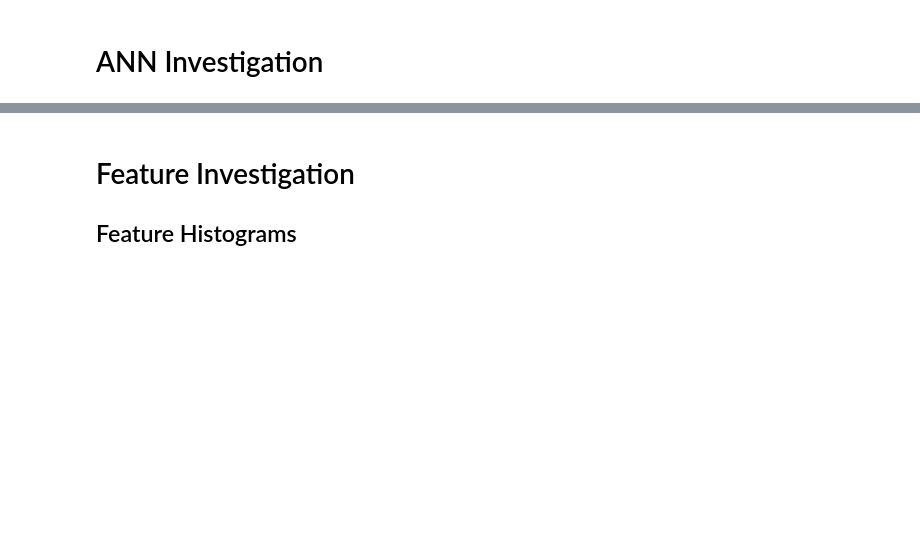
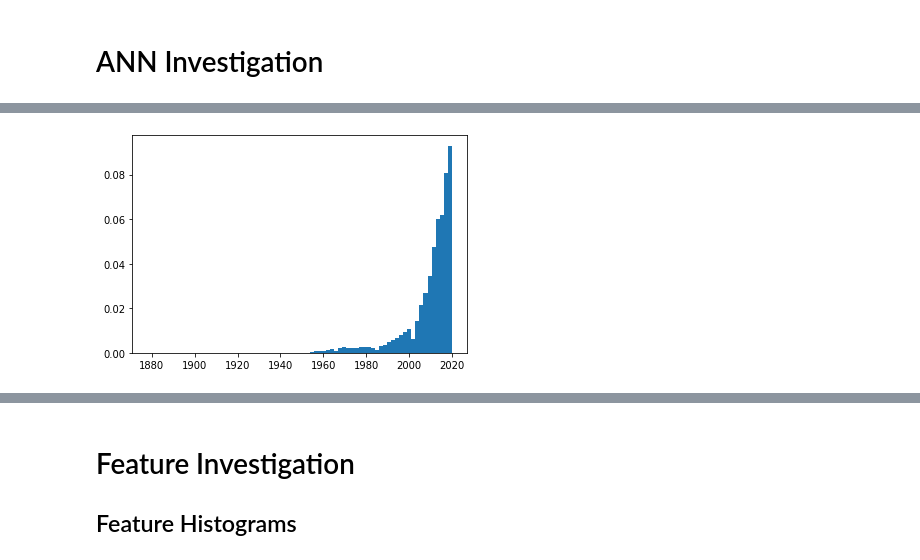
Before and after one commit to rankner7/Predicting_Song_Success, a Jupyter notebook: data_analysis/ML_experimentation.ipynb, the cells around one changed output, grey strips where cells are left out. Drawn from its saved outputs; the diff is of its cells as text; code cells hidden in the pictures; blank space fills up the shorter version.

```diff
--- a/data_analysis/ML_experimentation.ipynb
+++ b/data_analysis/ML_experimentation.ipynb
@@ -374,0 +469,79 @@ Overall Set Accuracy: 96.87%
+# %%
+def add_year(dataset):
+    year_list = []
+    for date in dataset['Date']:
+        year = date.split('-')[0]
+        if year is not(None):
+            if int(year) > 1800:
+                year_list.append(int(year))
+            else:
+                year_list.append(int(0))
+
+    dataset['Year'] = year_list
+    dataset = dataset[dataset['Year'] > 1800]
+    dataset.reset_index(inplace=True, drop=True)
+
+    return dataset
+
+def enumerate_popularity(range_list, dataset):
+    en_frame = pd.DataFrame(columns=list(dataset))
+    for i,rng in enumerate(range_list):
+        sub_frame = dataset[(dataset['Popularity'] >= rng[0]) & (dataset['Popularity'] < rng[1])]
+        sub_frame['Success'] = [i]*sub_frame.shape[0]
+        en_frame = pd.concat([en_frame, sub_frame], axis=0, ignore_index=True)
+        print("Subset [%d, %d], Class %d --> %.3f%%"%(rng[0], rng[1], i, (sub_frame.shape[0]*100/dataset.shape[0])))
+
+    return en_frame
+
+
+pop_frame = add_year(big_frame)
+
+plt.hist(pop_frame['Year'], 75, density=True, histtype='bar')
+plt.show()
+
+ranges = [
+    (0,10),
+    (10,30),
+    (30,50),
+    (50,100)
+]
+pop_frame = enumerate_popularity(ranges, pop_frame)
+print(pop_frame['Success'].value_counts())
+
+features = [
+    'Duration',
+    'acousticness',
+    'danceability',
+    'energy',
+    'instrumentalness',
+    'key',
+    'liveness',
+    'loudness',
+    'mode',
+    'speechiness',
+    'tempo',
+    'time_signature',
+    'valence',
+    'Popularity',
+]
+
+target = 'Success'
+
+get_less = split_train_and_test(pop_frame, 0.3)
+subset = get_less['training_set']
+
+data_sets = split_train_and_test(subset, 0.7)
+training_set = data_sets['training_set']
+test_set = data_sets['test_set']
+
+X = training_set[features]
+X = scale_data(X)
+Y = training_set[target]
+
+X_test = test_set[features]
+X_test = scale_data(X_test)
+Y_test = test_set[target]
+
+print_set_info(new_frame, X, X_test, Y, Y_test)
+# %% [output]
+[figure, added]
```
Also changed, not shown: parts of 10 cells of this notebook.
